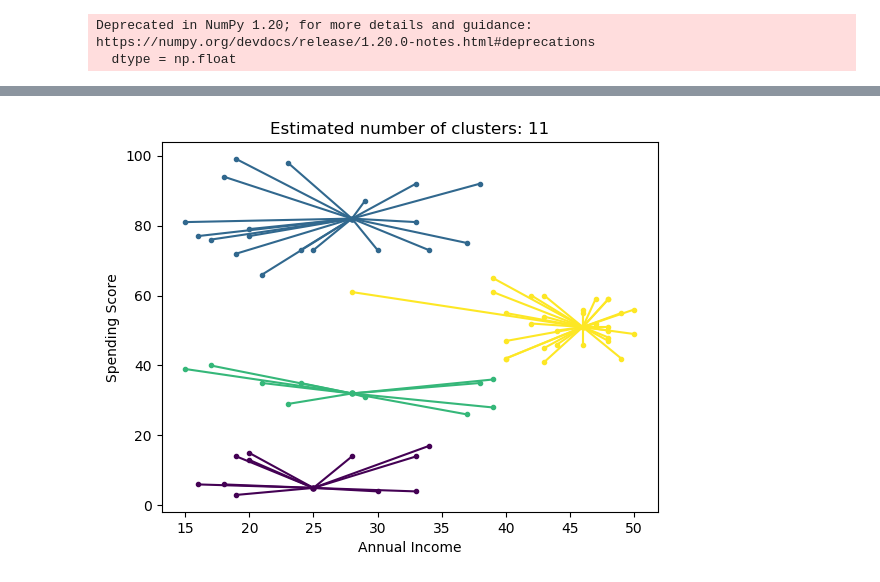
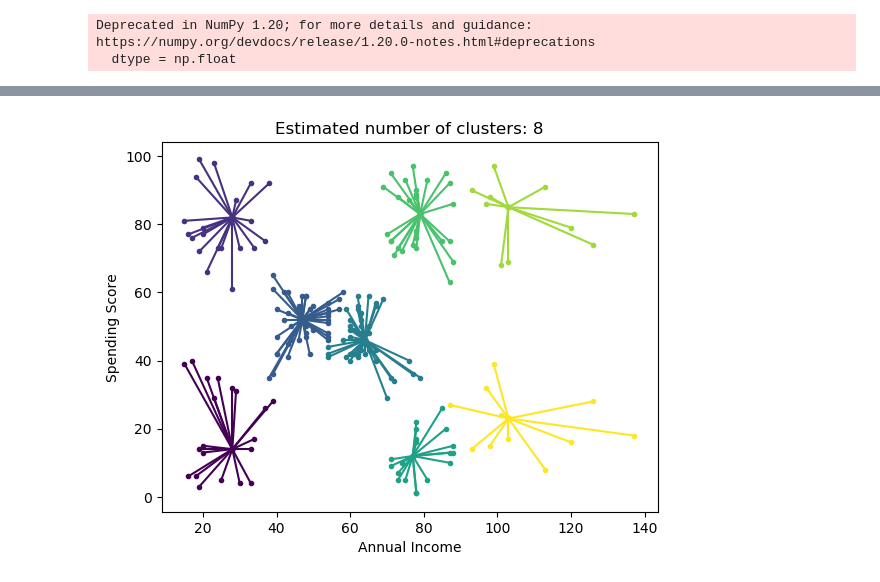
Before and after one commit to Sathya2119/Assignment_clustering, a Jupyter notebook: 1.Affinity_Proba.ipynb, the cells around one changed output, grey strips where cells are left out. Drawn from its saved outputs; the diff is of its cells as text; code cells hidden in the pictures.

```diff
--- a/1.Affinity_Proba.ipynb
+++ b/1.Affinity_Proba.ipynb
@@ -24,7 +24,7 @@ dataset
 X=dataset.iloc[:,[3,4]].values
 # %%
 from sklearn.cluster import AffinityPropagation
-af = AffinityPropagation()
+af = AffinityPropagation(preference=-3500)
 af.fit(X)
 # %% [output]
 Deprecated in NumPy 1.20; for more details and guidance: https://numpy.org/devdocs/release/1.20.0-notes.html#deprecations
@@ -127,28 +123,28 @@ supervised
 supervised.to_csv("cluster.csv",index=False)
 # %%
 
-colors = plt.cycler("color", plt.cm.viridis(np.linspace(0, 1, 4)))
+colors = plt.cycler("color", plt.cm.viridis(np.linspace(0, 1, 8)))
 
 for k, col in zip(range(n_clusters_), colors):
     class_members = labels == k
     cluster_center = X[cluster_centers_indices[k]]
 
     plt.scatter(
         X[class_members, 0], X[class_members, 1],color=col["color"], marker="."
     )
 
     plt.scatter(
         cluster_center[0], cluster_center[1], s=14, color=col["color"], marker="o"
     )
 
     for x in X[class_members]:
         plt.plot(
             [cluster_center[0], x[0]], [cluster_center[1], x[1]], color=col["color"]
         )
 
 plt.title("Estimated number of clusters: %d" % n_clusters_)
 plt.xlabel("Annual Income")
 plt.ylabel("Spending Score")
 plt.show()
 # %% [output]
-[figure, old version]
+[figure, new version]
```
Also changed, not shown: parts of 8 cells of this notebook, 1 other file.
